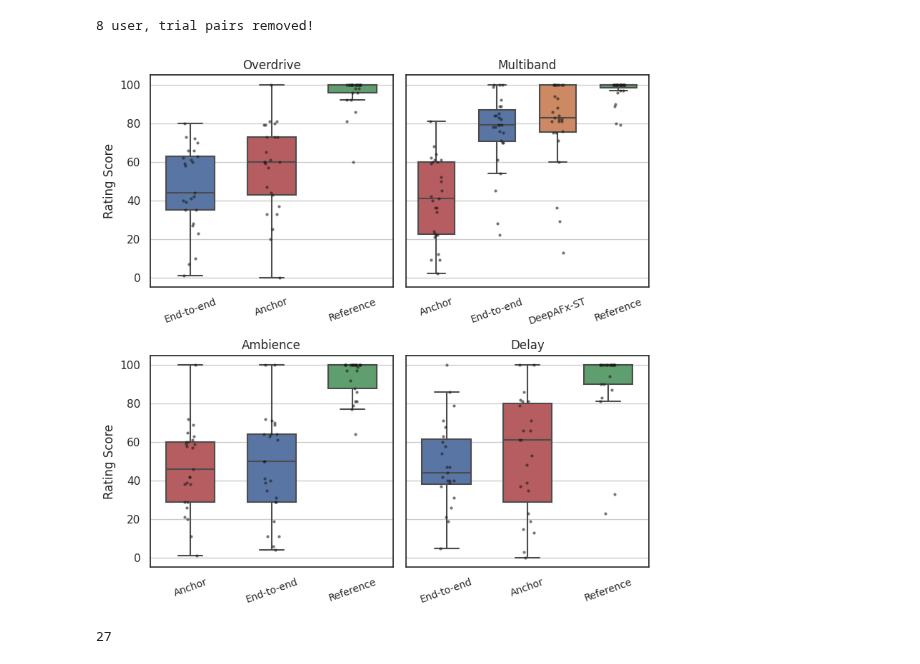
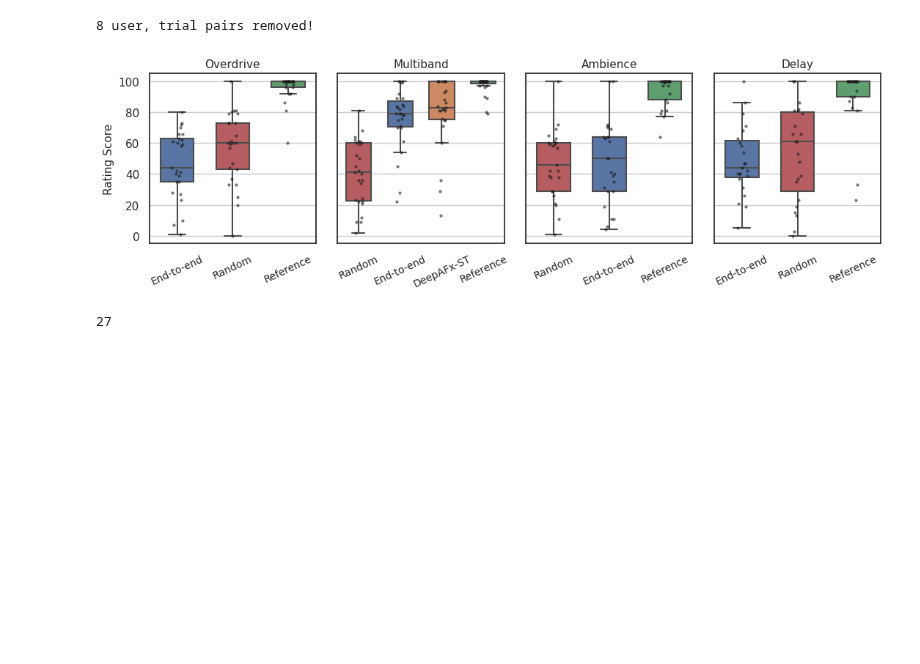
Before and after one commit to kieran-grant/Level5ProjectAudioVAE, a Jupyter notebook: src/evaluation/mushra_analysis.ipynb, the cells around one changed output. Drawn from its saved outputs; the diff is of its cells as text; code cells hidden in the pictures; blank space fills up the shorter version.

```diff
--- a/src/evaluation/mushra_analysis.ipynb
+++ b/src/evaluation/mushra_analysis.ipynb
@@ -95,7 +95,7 @@ colour_map = {name: palette[i] for i, name in enumerate(names)}
 
 format_map = {
     'end2end': 'End-to-end',
-    'anchor': 'Anchor',
+    'anchor': 'Random',
     'reference': 'Reference',
     'style_transfer': 'DeepAFx-ST'
 }
@@ -123,48 +123,49 @@ format_map = {
 #     ax.set_title(effect_name.title())
 #     plt.show()
 # %%
-fig, ax = plt.subplots(2,2, figsize=(8,8), sharey=True)
+fig, ax = plt.subplots(1,4, figsize=(11,3.5), sharey=True)
 
 effects = ['overdrive', 'multiband', 'ambience', 'delay']
 
 for i, effect_name in enumerate(effects):
-    row_idx, col_idx = divmod(i, 2)
-    current_ax = ax[row_idx, col_idx]
+    row_idx = i
+    current_ax = ax[row_idx]
+#     col_idx = 0
 
     fx = df[df['trial_id'].str.contains(effect_name.lower())]
     order = fx.groupby(by=["rating_stimulus"])['rating_score'].median().sort_values().index
 
     my_colours = [colour_map[fx] for fx in order]
     sns.set_palette(my_colours)
 
     sns.boxplot(fx, x='rating_stimulus', y='rating_score', order=order, ax=current_ax, fliersize=0, width=.6)
     sns.stripplot(fx, x='rating_stimulus', y='rating_score', order=order, ax=current_ax, color='k', size=3, alpha=.6)
 
-    if col_idx == 0:
-        current_ax.set_ylabel("Rating Score")
+    if row_idx == 0:
+        current_ax.set_ylabel("Rating Score", fontsize=11)
     else:
         current_ax.set_ylabel("")
 
     if row_idx == 1:
         current_ax.set_xlabel("")
     else:
         current_ax.set_xlabel("")
 
     current_ax.set_ylim([-5,105])
     current_ax.yaxis.grid(True)
 
     labels = [format_map[x] for x in order]
     current_ax.set_xticklabels(labels,
-                       rotation=20,
+                       rotation=25,
                        fontsize=10
                       )
 
-    current_ax.set_title(effect_name.title(), fontsize=12)
+    current_ax.set_title(effect_name.title(), fontsize=11)
 
 plt.tight_layout()
-plt.savefig("/home/kieran/Level5ProjectAudioVAE/src/evaluation/figures/mushra/mushra_strip.pdf")
+plt.savefig("/home/kieran/Level5ProjectAudioVAE/src/evaluation/figures/mushra/mushrastrip.pdf")
 # %% [output]
-[figure, old version]
+[figure, new version]
 # %%
 e2e = df[(df['trial_id'].str.contains('multiband')) & (df['rating_stimulus'] == 'end2end')]['rating_score'].values
 rnd = df[(df['trial_id'].str.contains('multiband')) & (df['rating_stimulus'] == 'anchor')]['rating_score'].values
```
Also changed, not shown: 4 other files.
